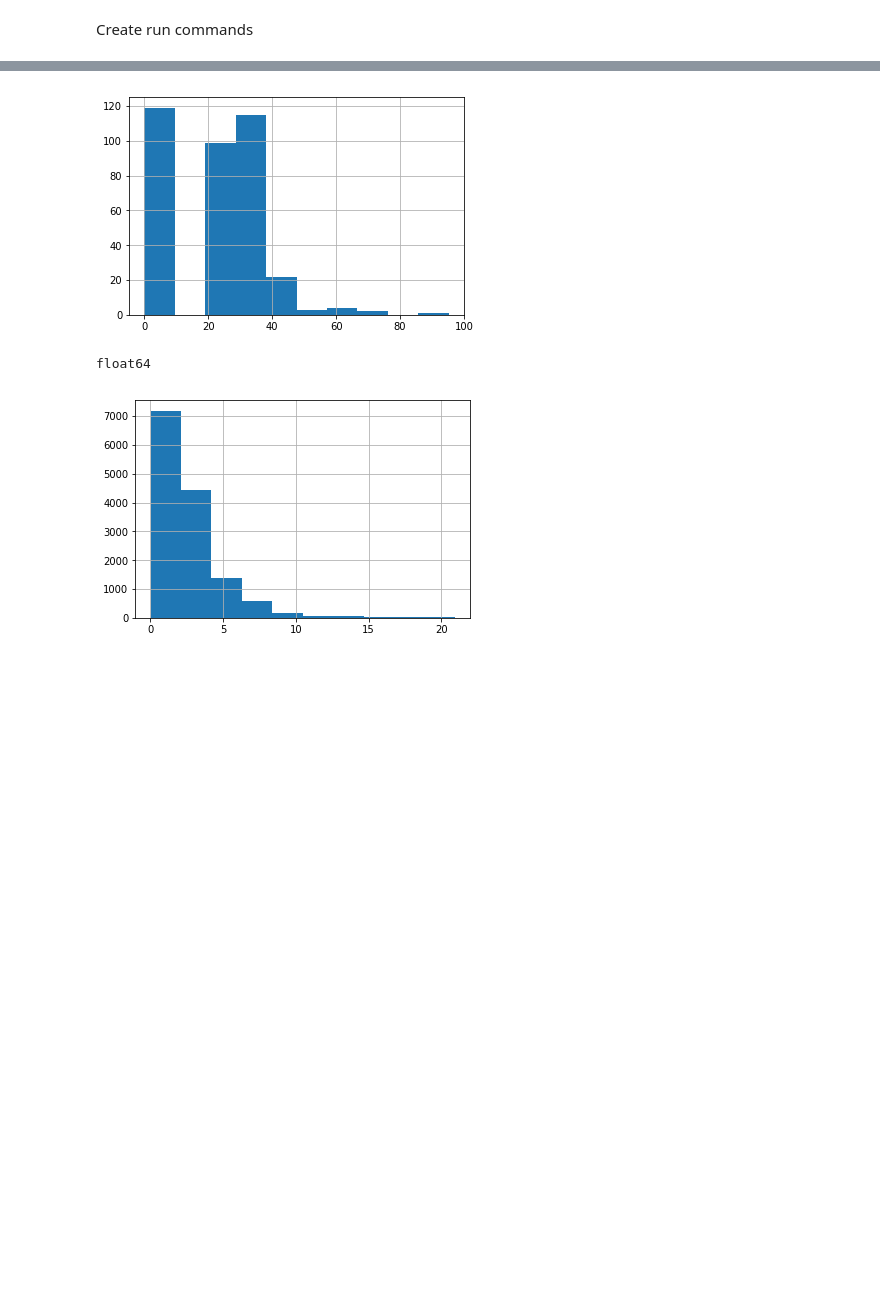
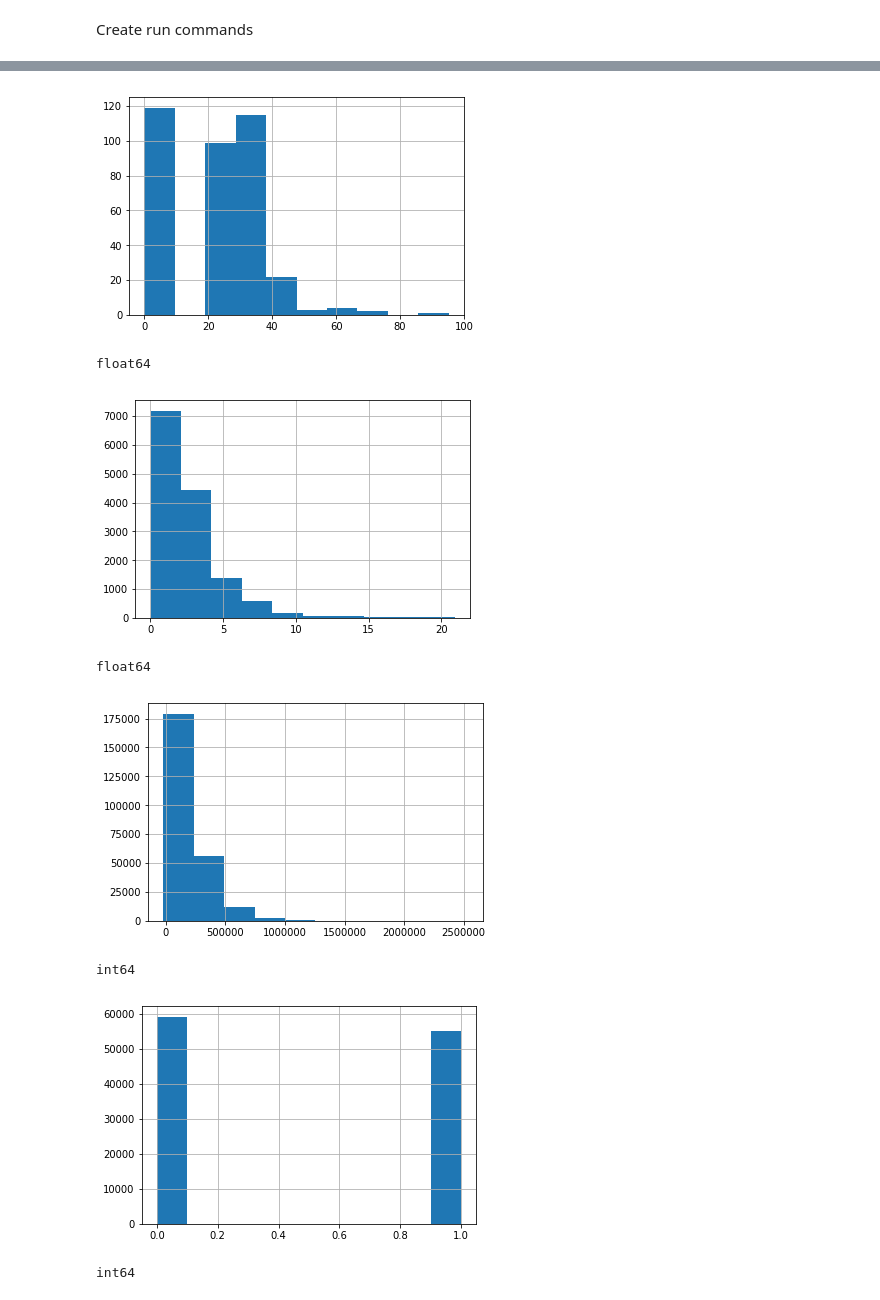
Before and after one commit to theGreatVBNZ/sdsj2018-automl, a Jupyter notebook: notebooks/ExploreTargets.ipynb, the cells around one changed output, grey strips where cells are left out. Drawn from its saved outputs; the diff is of its cells as text; code cells hidden in the pictures; blank space fills up the shorter version.

```diff
--- a/notebooks/ExploreTargets.ipynb
+++ b/notebooks/ExploreTargets.ipynb
@@ -15,18 +15,3 @@ folders = [
     'check_1_r', 'check_2_r', 'check_3_r', 'check_4_c', 'check_5_c',
     'check_6_c', 'check_7_c', 'check_8_c',
 ]
-# %%
-for folder in folders:
-    task, problem = folder.replace('check_', '').split('_')
-    train_path = f'~/cnt/sdsj2018-automl/data/{folder}/train.csv'
-    mode = 'regression' if problem == 'r' else 'classification'
-    output_dir = f'./t{task}'
-    cmd_train = f'mkdir {output_dir}; python train.py --mode {mode} --train-csv {train_path} --model-dir {output_dir}'
-
-    test_path = f'~/cnt/sdsj2018-automl/data/{folder}/test.csv'
-    prediction_path = f'{output_dir}/prediction.csv'
-    cmd_predict = f'python predict.py --test-csv {test_path} --prediction-csv {prediction_path} --model-dir {output_dir}'
-
-    print(cmd_train)
-    print()
-    print(cmd_predict)
@@ -57,14 +18,19 @@ cmd_predict = f'python predict.py --test-csv {test_path} --prediction-csv {predi
 # %%
 # for task in range(1, 9):
-for task in range(1, 3):
+for task in range(1, 9):
     _, target = load(task, 'train')
 
     print(target.dtype)
 
     target.hist()
     plt.show()
 # %% [output]
 float64
 [figure]
 float64
 [figure]
+float64
+[figure, added]
+int64
+[figure, added]
+int64
```
Also changed, not shown: parts of 3 cells of this notebook, 12 other files.
